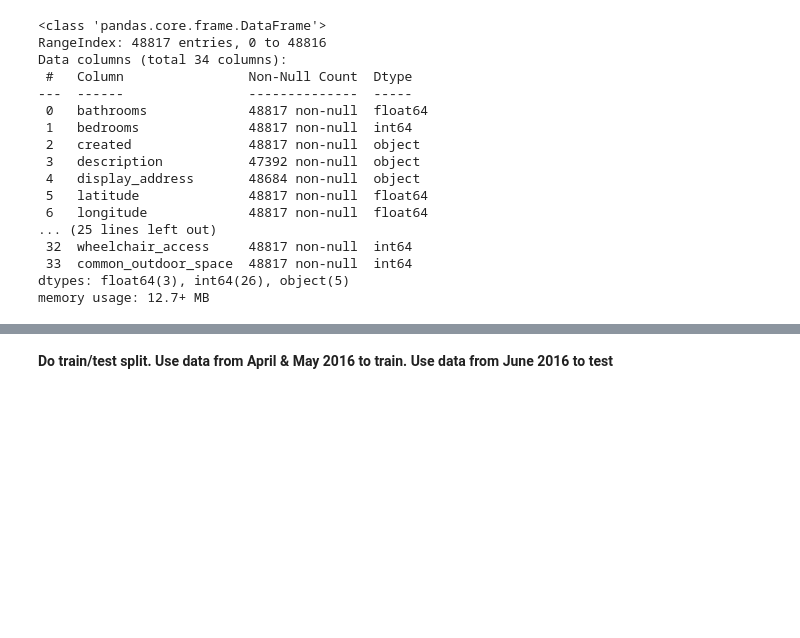
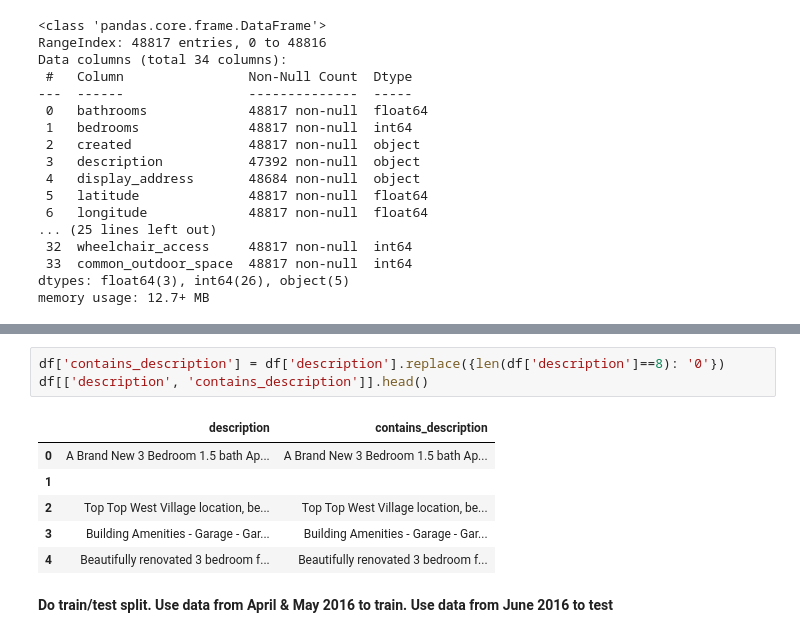
Before and after one commit to yestrella14/DS-Unit-2-Linear-Models, a Jupyter notebook: LS_DS_212_assignment.ipynb, the cells around one changed output, grey strips where cells are left out. Cells and saved outputs as stored; diff of their text form; blank space fills up the shorter version.

```diff
--- a/LS_DS_212_assignment.ipynb
+++ b/LS_DS_212_assignment.ipynb
@@ -111,3 +132,13 @@ memory usage: 12.7+ MB
+# %%
+df['contains_description'] = df['description'].replace({len(df['description']==8): '0'})
+df[['description', 'contains_description']].head()
+# %% [output]
+|  | description | contains_description |
+| 0 | A Brand New 3 Bedroom 1.5 bath Ap... | A Brand New 3 Bedroom 1.5 bath Ap... |
+| 1 |  |  |
+| 2 | Top Top West Village location, be... | Top Top West Village location, be... |
+| 3 | Building Amenities - Garage - Gar... | Building Amenities - Garage - Gar... |
+| 4 | Beautifully renovated 3 bedroom f... | Beautifully renovated 3 bedroom f... |
 # %% [markdown]
 **Do train/test split. Use data from April & May 2016 to train. Use data from June 2016 to test**
 # %%
```
Also changed, not shown: parts of 16 cells of this notebook.
